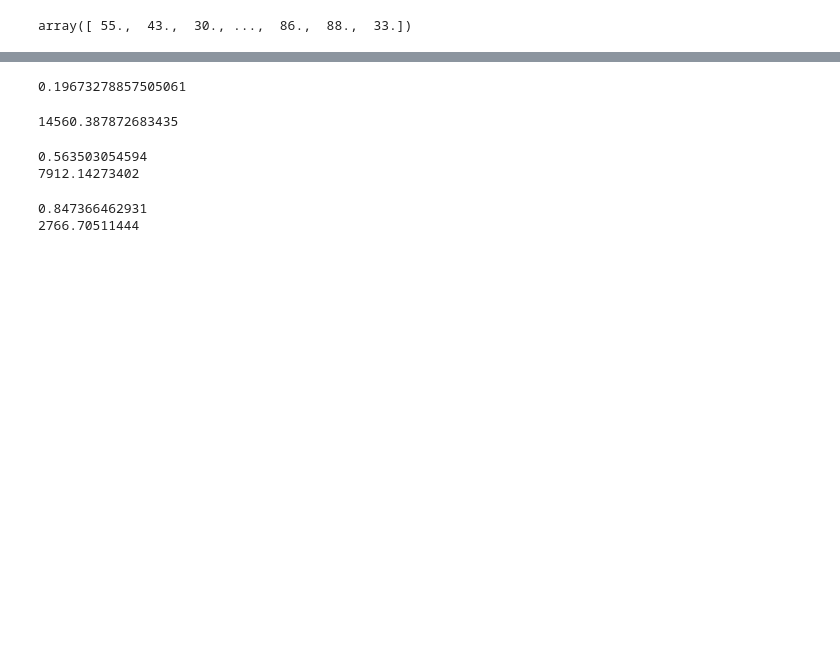
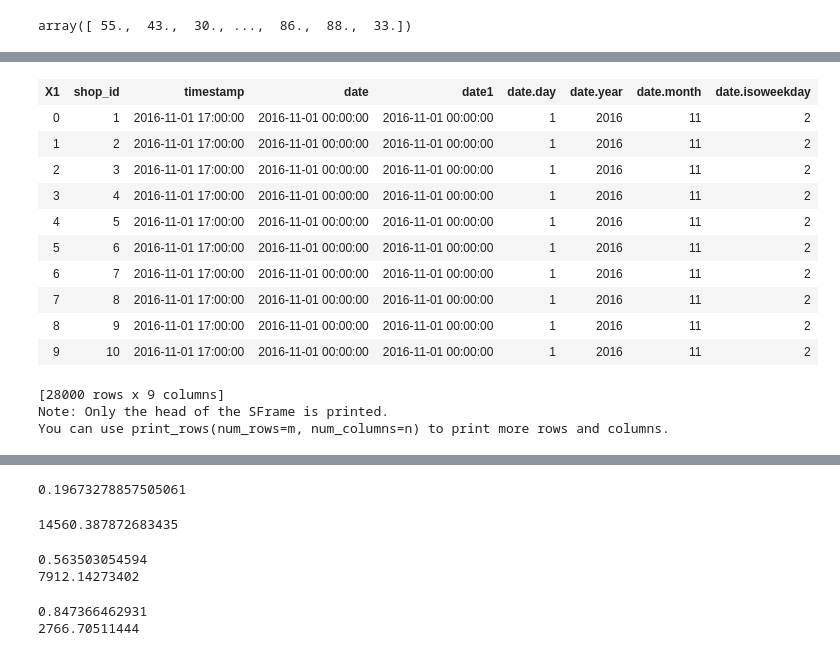
Before and after one commit to rpalsaxena/koubei, a Jupyter notebook: dataset/XGBM.ipynb, the cells around one changed output, grey strips where cells are left out. Saved outputs shown, nothing was run; the diff lists cells and outputs as text; code cells hidden in the pictures; blank space fills up the shorter version.

```diff
--- a/dataset/XGBM.ipynb
+++ b/dataset/XGBM.ipynb
@@ -37,0 +172,3 @@ array([ 55.,  43.,  30., ...,  86.,  88.,  33.])
+# %%
+shop_gd = gl.SFrame.read_csv('shop_pred.csv')
+shop_gd
@@ -37,0 +204,21 @@ array([ 55.,  43.,  30., ...,  86.,  88.,  33.])
+# %%
+shop_gd['date'] = shop_gd['timestamp'].str_to_datetime('%Y-%m-%d')
+# %%
+a = shop_gd['date'].split_datetime(column_name_prefix='date',limit=['day','year', 'month', 'isoweekday'])
+# %%
+shop_gd.add_columns(a)
+# %% [output]
+| X1 | shop_id | timestamp | date | date1 | date.day | date.year | date.month | date.isoweekday |
+| 0 | 1 | 2016-11-01 17:00:00 | 2016-11-01 00:00:00 | 2016-11-01 00:00:00 | 1 | 2016 | 11 | 2 |
+| 1 | 2 | 2016-11-01 17:00:00 | 2016-11-01 00:00:00 | 2016-11-01 00:00:00 | 1 | 2016 | 11 | 2 |
+| 2 | 3 | 2016-11-01 17:00:00 | 2016-11-01 00:00:00 | 2016-11-01 00:00:00 | 1 | 2016 | 11 | 2 |
+| 3 | 4 | 2016-11-01 17:00:00 | 2016-11-01 00:00:00 | 2016-11-01 00:00:00 | 1 | 2016 | 11 | 2 |
+| 4 | 5 | 2016-11-01 17:00:00 | 2016-11-01 00:00:00 | 2016-11-01 00:00:00 | 1 | 2016 | 11 | 2 |
+| 5 | 6 | 2016-11-01 17:00:00 | 2016-11-01 00:00:00 | 2016-11-01 00:00:00 | 1 | 2016 | 11 | 2 |
+| 6 | 7 | 2016-11-01 17:00:00 | 2016-11-01 00:00:00 | 2016-11-01 00:00:00 | 1 | 2016 | 11 | 2 |
+| 7 | 8 | 2016-11-01 17:00:00 | 2016-11-01 00:00:00 | 2016-11-01 00:00:00 | 1 | 2016 | 11 | 2 |
+| 8 | 9 | 2016-11-01 17:00:00 | 2016-11-01 00:00:00 | 2016-11-01 00:00:00 | 1 | 2016 | 11 | 2 |
+| 9 | 10 | 2016-11-01 17:00:00 | 2016-11-01 00:00:00 | 2016-11-01 00:00:00 | 1 | 2016 | 11 | 2 |
+[28000 rows x 9 columns]
+Note: Only the head of the SFrame is printed.
+You can use print_rows(num_rows=m, num_columns=n) to print more rows and columns.
```
Also changed, not shown: parts of 41 cells of this notebook, 2 other files.
